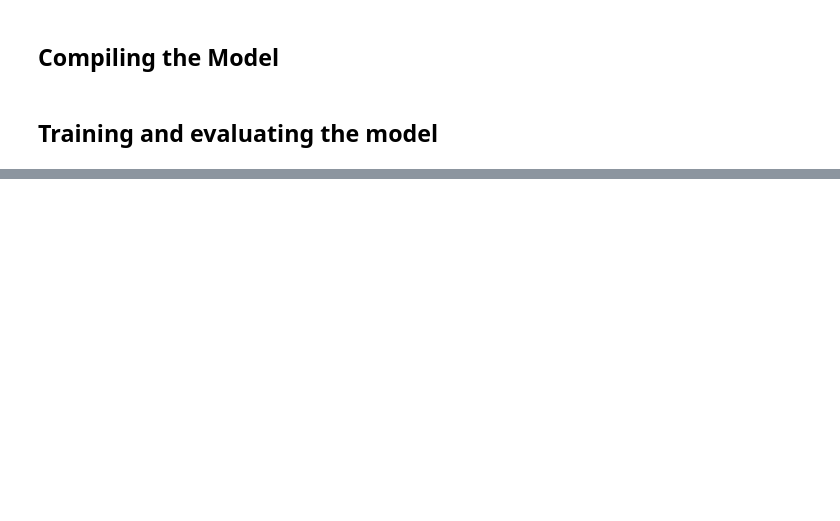
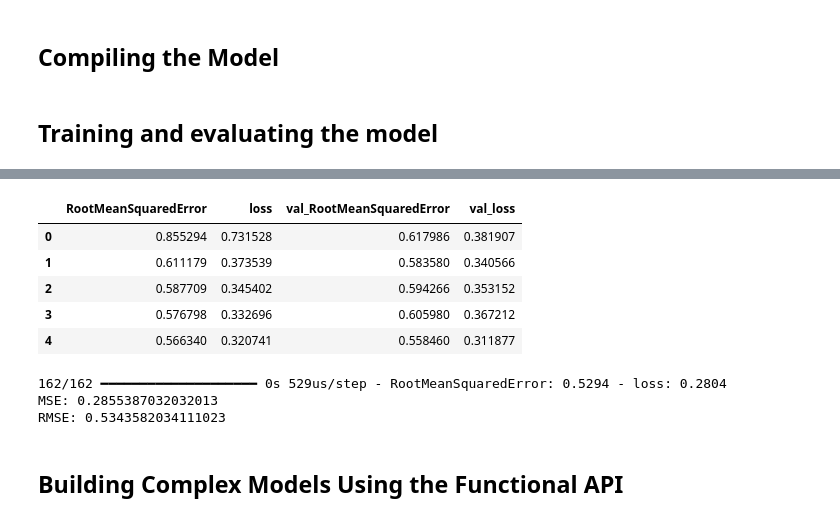
Before and after one commit to netofr19/ML_for_Computer_Vision, a Jupyter notebook: notebooks/Introduction_ANN_with_Keras/thePerceptron.ipynb, the cells around one changed output, grey strips where cells are left out. Saved outputs shown, nothing was run; the diff lists cells and outputs as text; code cells hidden in the pictures; blank space fills up the shorter version.

```diff
--- a/notebooks/Introduction_ANN_with_Keras/thePerceptron.ipynb
+++ b/notebooks/Introduction_ANN_with_Keras/thePerceptron.ipynb
@@ -222,0 +285,21 @@ Epoch 30/30
+# %%
+X_train_full, X_test, y_train_full, y_test = train_test_split(
+    housing.data, housing.target, random_state=42
+)
+
+X_train, X_valid, y_train, y_valid = train_test_split(
+    X_train_full, y_train_full, random_state=42
+)
+# %%
+tf.random.set_seed(42)
+
+norm_layer = tf.keras.layers.Normalization(input_shape=X_train.shape[1:])
+model = tf.keras.Sequential([
+    norm_layer,
+    tf.keras.layers.Dense(50, activation="relu"),
+    tf.keras.layers.Dense(50, activation="relu"),
+    tf.keras.layers.Dense(50, activation="relu"),
+    tf.keras.layers.Dense(1)
+])
+
+model.summary()
@@ -222,0 +324,3 @@ Epoch 30/30
+# %%
+optimizer = tf.keras.optimizers.Adam(learning_rate=1e-3)
+model.compile(loss="mse", optimizer=optimizer, metrics=["RootMeanSquaredError"])
@@ -222,0 +329,2 @@ Epoch 30/30
+# %%
+history = model.fit(X_train, y_train, epochs=20, validation_data=(X_valid, y_valid))
@@ -222,0 +349,19 @@ Epoch 30/30
+# %%
+df_history = pd.DataFrame(history.history)
+df_history.head()
+# %% [output]
+|  | RootMeanSquaredError | loss | val_RootMeanSquaredError | val_loss |
+| 0 | 0.855294 | 0.731528 | 0.617986 | 0.381907 |
+| 1 | 0.611179 | 0.373539 | 0.583580 | 0.340566 |
+| 2 | 0.587709 | 0.345402 | 0.594266 | 0.353152 |
+| 3 | 0.576798 | 0.332696 | 0.605980 | 0.367212 |
+| 4 | 0.566340 | 0.320741 | 0.558460 | 0.311877 |
+# %%
+mse_test, rmse_test = model.evaluate(X_test, y_test)
+print(f"MSE: {mse_test}\nRMSE: {rmse_test}")
+# %% [output]
+162/162 ━━━━━━━━━━━━━━━━━━━━ 0s 529us/step - RootMeanSquaredError: 0.5294 - loss: 0.2804
+MSE: 0.2855387032032013
+RMSE: 0.5343582034111023
+# %% [markdown]
+## Building Complex Models Using the Functional API
```
Also changed, not shown: parts of 30 cells of this notebook.
